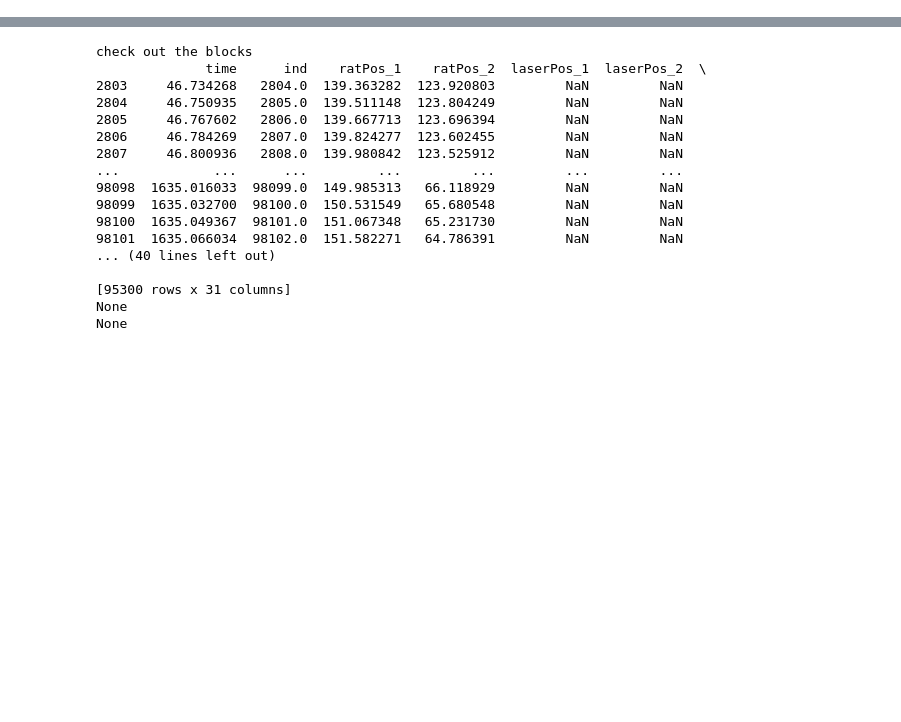
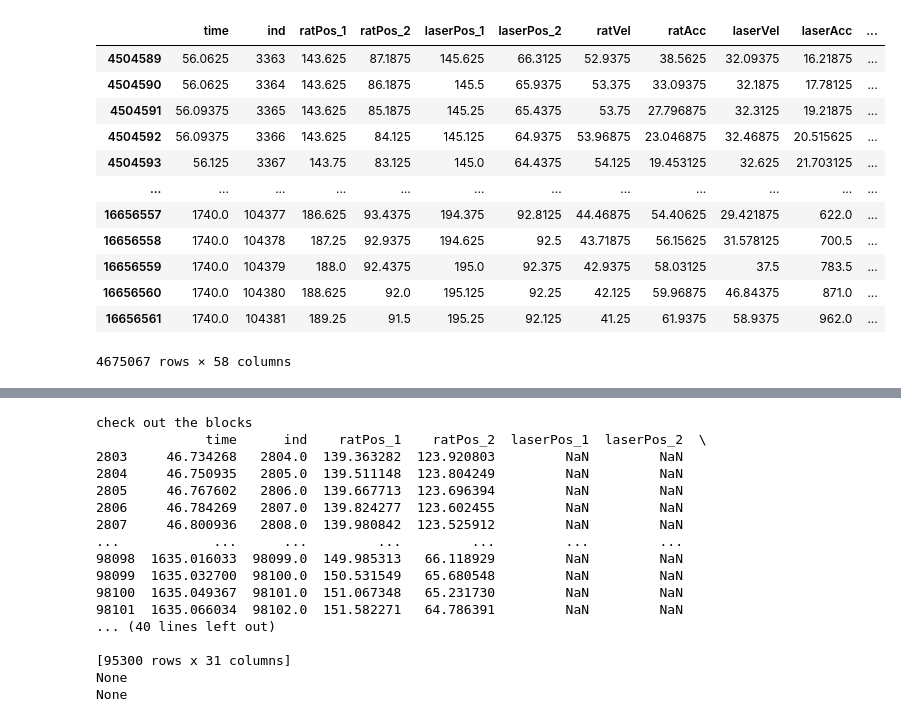
Before and after one commit to bigbrainmay/pursuit, a Jupyter notebook: May.ipynb, the cells around one changed output, grey strips where cells are left out. Saved outputs shown, nothing was run; the diff lists cells and outputs as text; code cells hidden in the pictures; blank space fills up the shorter version.

```diff
--- a/May.ipynb
+++ b/May.ipynb
@@ -126,0 +272,16 @@ print(indices)
+# %%
+all_regions_data[(all_regions_data["region"] == "CA3") & (all_regions_data["trial_block"] == "pursuit")]
+# %% [output]
+|  | time | ind | ratPos_1 | ratPos_2 | laserPos_1 | laserPos_2 | ratVel | ratAcc | laserVel | laserAcc | ... |
+| 4504589 | 56.0625 | 3363 | 143.625 | 87.1875 | 145.625 | 66.3125 | 52.9375 | 38.5625 | 32.09375 | 16.21875 | ... |
+| 4504590 | 56.0625 | 3364 | 143.625 | 86.1875 | 145.5 | 65.9375 | 53.375 | 33.09375 | 32.1875 | 17.78125 | ... |
+| 4504591 | 56.09375 | 3365 | 143.625 | 85.1875 | 145.25 | 65.4375 | 53.75 | 27.796875 | 32.3125 | 19.21875 | ... |
+| 4504592 | 56.09375 | 3366 | 143.625 | 84.125 | 145.125 | 64.9375 | 53.96875 | 23.046875 | 32.46875 | 20.515625 | ... |
+| 4504593 | 56.125 | 3367 | 143.75 | 83.125 | 145.0 | 64.4375 | 54.125 | 19.453125 | 32.625 | 21.703125 | ... |
+| ... | ... | ... | ... | ... | ... | ... | ... | ... | ... | ... | ... |
+| 16656557 | 1740.0 | 104377 | 186.625 | 93.4375 | 194.375 | 92.8125 | 44.46875 | 54.40625 | 29.421875 | 622.0 | ... |
+| 16656558 | 1740.0 | 104378 | 187.25 | 92.9375 | 194.625 | 92.5 | 43.71875 | 56.15625 | 31.578125 | 700.5 | ... |
+| 16656559 | 1740.0 | 104379 | 188.0 | 92.4375 | 195.0 | 92.375 | 42.9375 | 58.03125 | 37.5 | 783.5 | ... |
+| 16656560 | 1740.0 | 104380 | 188.625 | 92.0 | 195.125 | 92.25 | 42.125 | 59.96875 | 46.84375 | 871.0 | ... |
+| 16656561 | 1740.0 | 104381 | 189.25 | 91.5 | 195.25 | 92.125 | 41.25 | 61.9375 | 58.9375 | 962.0 | ... |
+4675067 rows × 58 columns
```
Also changed, not shown: parts of 12 cells of this notebook, 2 other files.
